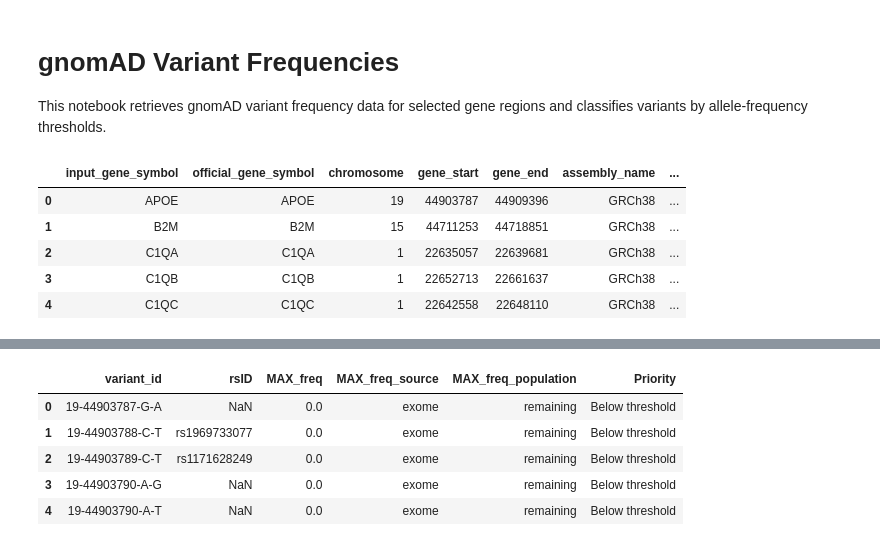
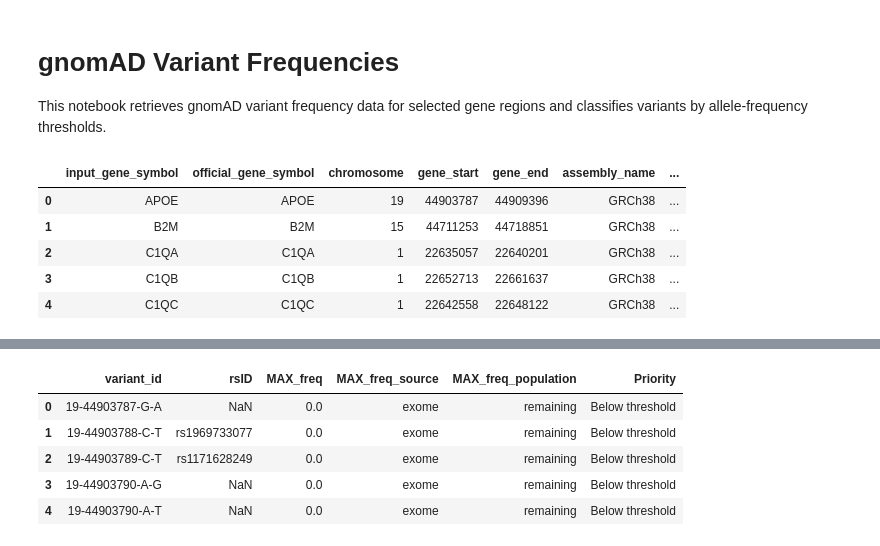
Before and after one commit to endrit-jakupi/Computational-Analysis-of-Macrophage-Gene-SNPs-across-Several-Cardiovascular-Datasets, a Jupyter notebook: notebooks/07_gnomad.ipynb, the cells around one changed output, grey strips where cells are left out. Saved outputs shown, nothing was run; the diff lists cells and outputs as text; code cells hidden in the pictures.

```diff
--- a/notebooks/07_gnomad.ipynb
+++ b/notebooks/07_gnomad.ipynb
@@ -45,42 +45,42 @@ gene_symbols = (
     .reset_index(drop=True)
 )
 
-regions = pd.read_csv(regions_file)
+regions = pd.read_csv(regions_file, sep=";")
 
 gene_regions = regions.loc[
     regions["input_gene_symbol"].str.upper().isin(
         gene_symbols["gene_symbol"].str.upper()
     )
 ].copy()
 
 gene_regions = gene_regions.loc[
     gene_regions["lookup_status"] == "found"
 ].reset_index(drop=True)
 
 missing_genes = sorted(
     set(gene_symbols["gene_symbol"].str.upper())
     - set(gene_regions["input_gene_symbol"].str.upper())
 )
 
 if missing_genes:
     print(f"Genes not found in {regions_file}: {missing_genes}")
 
 gene_regions[[
     "input_gene_symbol",
     "official_gene_symbol",
     "chromosome",
     "gene_start",
     "gene_end",
     "assembly_name",
     "lookup_status",
 ]].head()
 # %% [output]
 |  | input_gene_symbol | official_gene_symbol | chromosome | gene_start | gene_end | assembly_name | ... |
 | 0 | APOE | APOE | 19 | 44903787 | 44909396 | GRCh38 | ... |
 | 1 | B2M | B2M | 15 | 44711253 | 44718851 | GRCh38 | ... |
-| 2 | C1QA | C1QA | 1 | 22635057 | 22639681 | GRCh38 | ... |
+| 2 | C1QA | C1QA | 1 | 22635057 | 22640201 | GRCh38 | ... |
 | 3 | C1QB | C1QB | 1 | 22652713 | 22661637 | GRCh38 | ... |
-| 4 | C1QC | C1QC | 1 | 22642558 | 22648110 | GRCh38 | ... |
+| 4 | C1QC | C1QC | 1 | 22642558 | 22648122 | GRCh38 | ... |
 # %%
 def make_region_chunks(start, end, chunk_size=25_000):
     chunks = []
```
Also changed, not shown: parts of 5 cells of this notebook, 18 other files.
